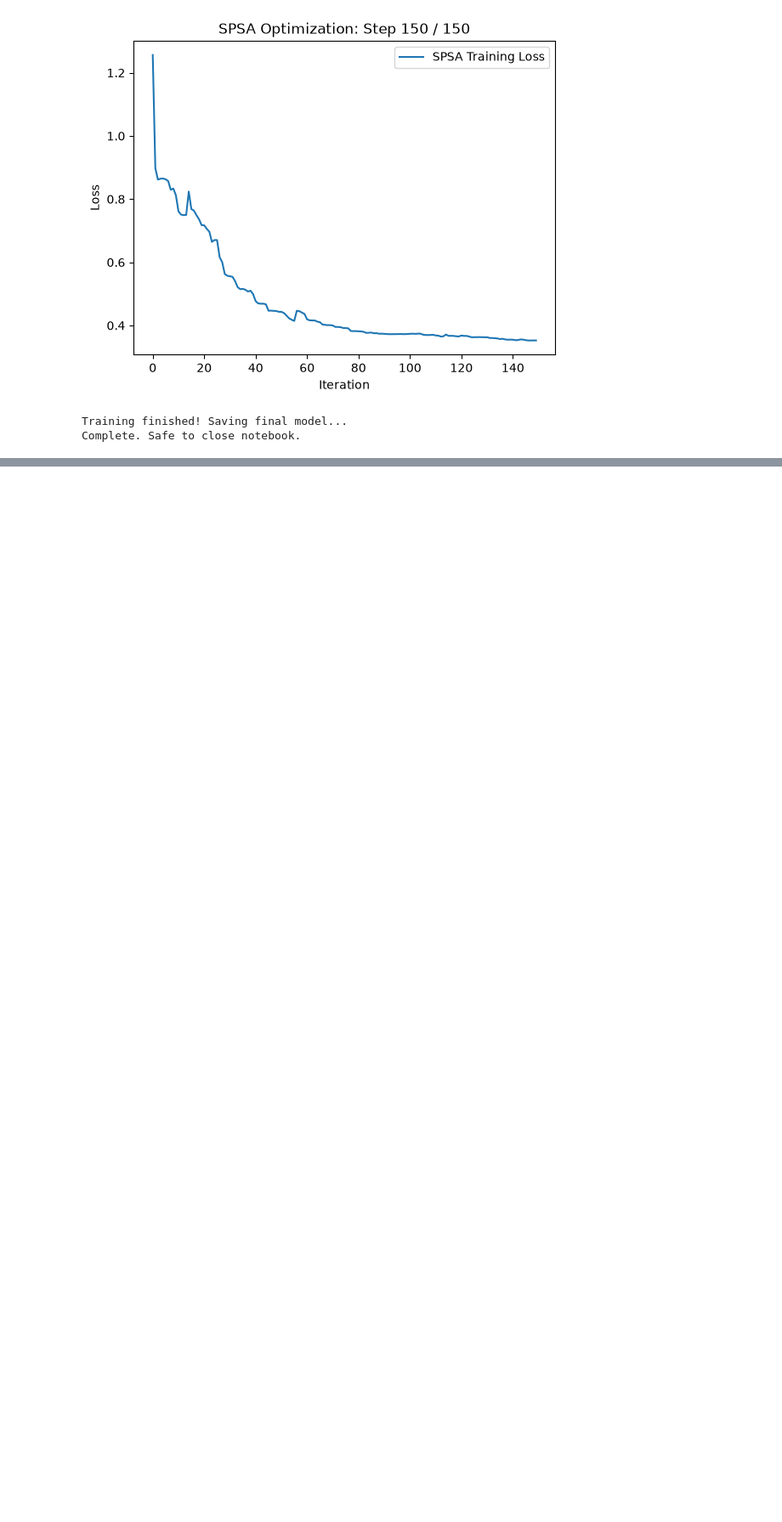
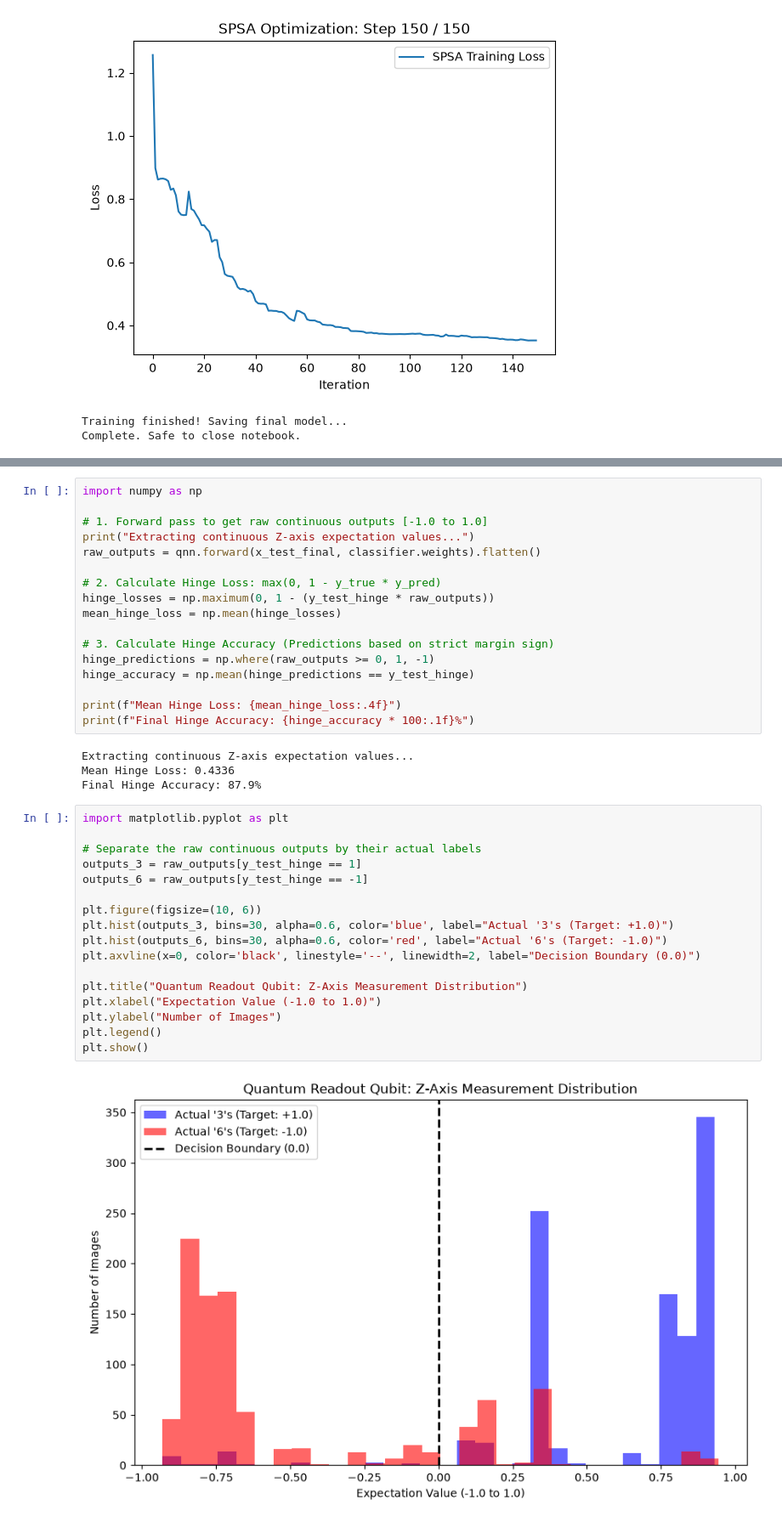
Before and after one commit to wani0502/quantum-ml, a Jupyter notebook: replicate.ipynb, the cells around one changed output, grey strips where cells are left out. Shown at 85% size. Cells and saved outputs as stored; diff of their text form; blank space fills up the shorter version.

```diff
--- a/replicate.ipynb
+++ b/replicate.ipynb
@@ -324,0 +343,40 @@ Complete. Safe to close notebook.
+# %%
+import numpy as np
+
+# 1. Forward pass to get raw continuous outputs [-1.0 to 1.0]
+print("Extracting continuous Z-axis expectation values...")
+raw_outputs = qnn.forward(x_test_final, classifier.weights).flatten()
+
+# 2. Calculate Hinge Loss: max(0, 1 - y_true * y_pred)
+hinge_losses = np.maximum(0, 1 - (y_test_hinge * raw_outputs))
+mean_hinge_loss = np.mean(hinge_losses)
+
+# 3. Calculate Hinge Accuracy (Predictions based on strict margin sign)
+hinge_predictions = np.where(raw_outputs >= 0, 1, -1)
+hinge_accuracy = np.mean(hinge_predictions == y_test_hinge)
+
+print(f"Mean Hinge Loss: {mean_hinge_loss:.4f}")
+print(f"Final Hinge Accuracy: {hinge_accuracy * 100:.1f}%")
+# %% [output]
+Extracting continuous Z-axis expectation values...
+Mean Hinge Loss: 0.4336
+Final Hinge Accuracy: 87.9%
+# %%
+import matplotlib.pyplot as plt
+
+# Separate the raw continuous outputs by their actual labels
+outputs_3 = raw_outputs[y_test_hinge == 1]
+outputs_6 = raw_outputs[y_test_hinge == -1]
+
+plt.figure(figsize=(10, 6))
+plt.hist(outputs_3, bins=30, alpha=0.6, color='blue', label="Actual '3's (Target: +1.0)")
+plt.hist(outputs_6, bins=30, alpha=0.6, color='red', label="Actual '6's (Target: -1.0)")
+plt.axvline(x=0, color='black', linestyle='--', linewidth=2, label="Decision Boundary (0.0)")
+
+plt.title("Quantum Readout Qubit: Z-Axis Measurement Distribution")
+plt.xlabel("Expectation Value (-1.0 to 1.0)")
+plt.ylabel("Number of Images")
+plt.legend()
+plt.show()
+# %% [output]
+[figure, added]
```
Also changed, not shown: parts of 2 cells of this notebook.
